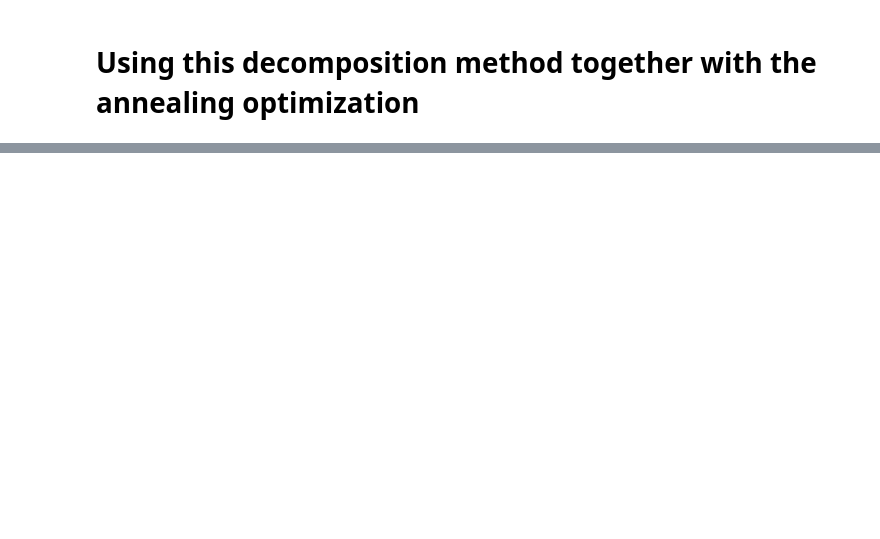
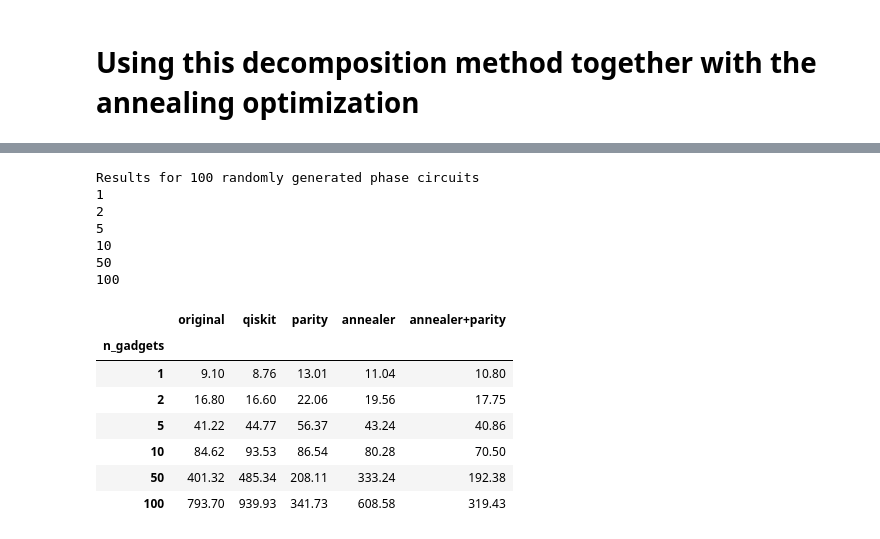
Before and after one commit to Aerylia/pauliopt, a Jupyter notebook: notebooks/6. Phase Circuit to Quantum Circuit.ipynb, the cells around one changed output, grey strips where cells are left out. Saved outputs shown, nothing was run; the diff lists cells and outputs as text; code cells hidden in the pictures; blank space fills up the shorter version.

```diff
--- a/notebooks/6. Phase Circuit to Quantum Circuit.ipynb
+++ b/notebooks/6. Phase Circuit to Quantum Circuit.ipynb
@@ -322,0 +357,30 @@ True
+# %%
+n = 100
+print("Results for", n, "randomly generated phase circuits")
+gadgets = [1,2,5,10,50,100]#,1000]
+results = []
+for n_gadgets in gadgets:
+    print(n_gadgets)
+    for _ in range(n):
+        data = generate_and_compile(n_gadgets, topology)
+        data["n_gadgets"] = n_gadgets
+        results.append(data)
+df = pd.DataFrame(results)
+df.to_csv("preliminary results.csv")
+df.groupby(["n_gadgets"]).mean()
+# %% [output]
+Results for 100 randomly generated phase circuits
+1
+2
+5
+10
+50
+100
+|  | original | qiskit | parity | annealer | annealer+parity |
+| n_gadgets |  |  |  |  |  |
+| 1 | 9.10 | 8.76 | 13.01 | 11.04 | 10.80 |
+| 2 | 16.80 | 16.60 | 22.06 | 19.56 | 17.75 |
+| 5 | 41.22 | 44.77 | 56.37 | 43.24 | 40.86 |
+| 10 | 84.62 | 93.53 | 86.54 | 80.28 | 70.50 |
+| 50 | 401.32 | 485.34 | 208.11 | 333.24 | 192.38 |
+| 100 | 793.70 | 939.93 | 341.73 | 608.58 | 319.43 |
```
Also changed, not shown: parts of 15 cells of this notebook, 3 other files.
